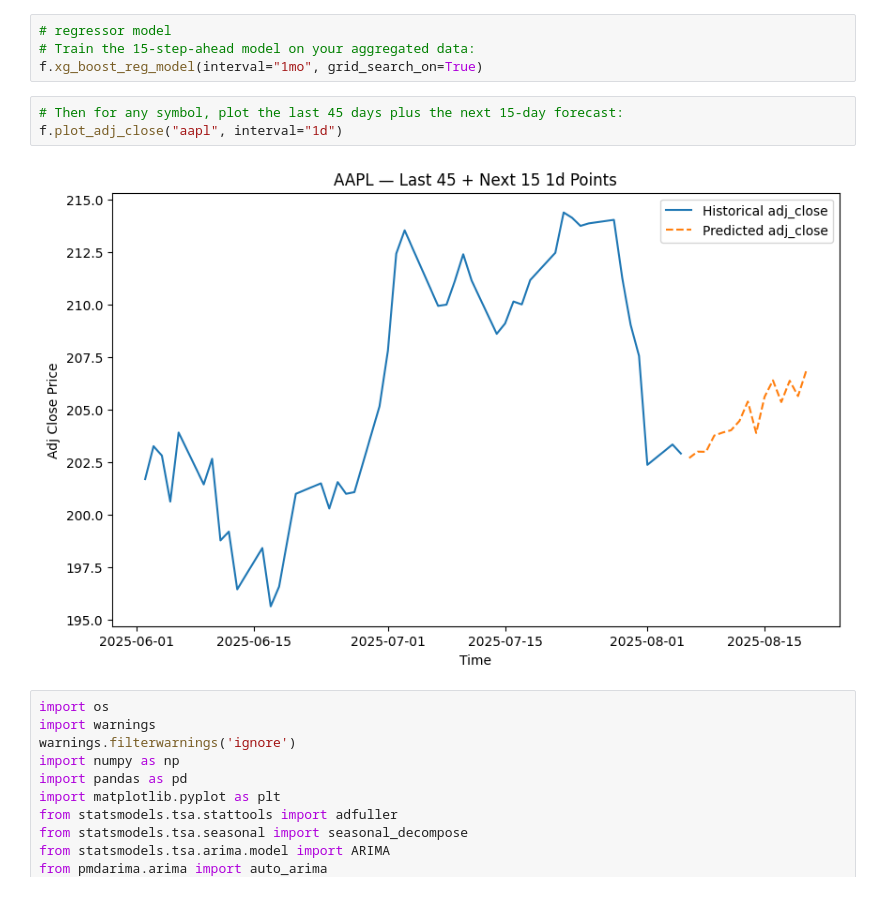
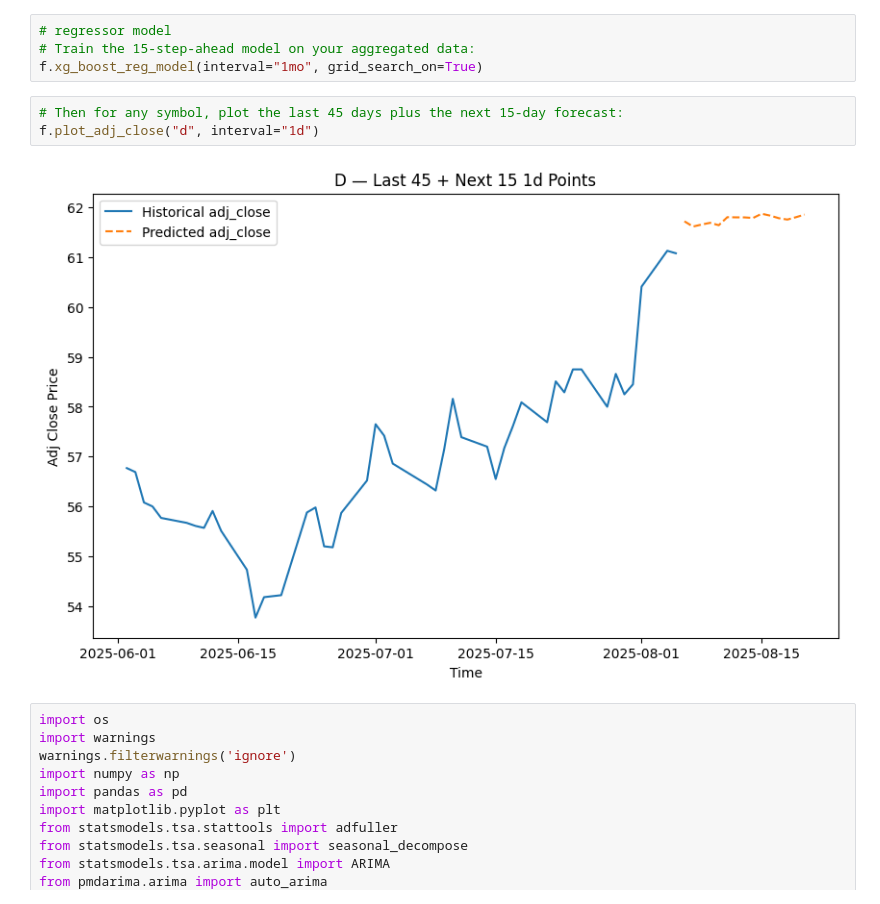
Before and after one commit to yuchild/stock_production_agg, a Jupyter notebook: validations.ipynb, the cells around one changed output. Drawn from its saved outputs; the diff is of its cells as text.

```diff
--- a/validations.ipynb
+++ b/validations.ipynb
@@ -69,9 +69,9 @@ Kelly Criterion: -9.50%
 f.xg_boost_reg_model(interval="1mo", grid_search_on=True)
 # %%
 # Then for any symbol, plot the last 45 days plus the next 15-day forecast:
-f.plot_adj_close("aapl", interval="1d")
+f.plot_adj_close("d", interval="1d")
 # %% [output]
-[figure, old version]
+[figure, new version]
 # %%
 import os
 import warnings
```
Also changed, not shown: parts of 2 cells of this notebook, 3 other files.
